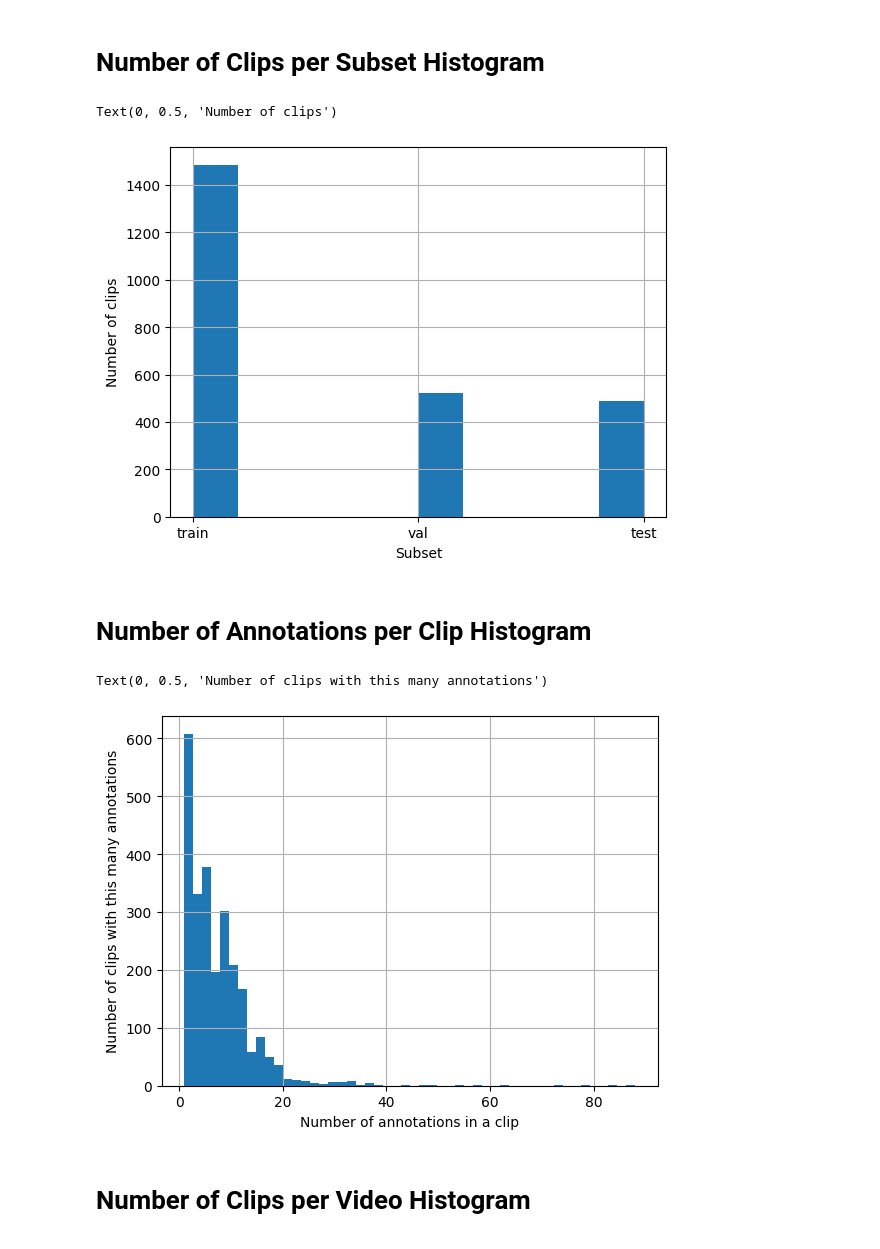
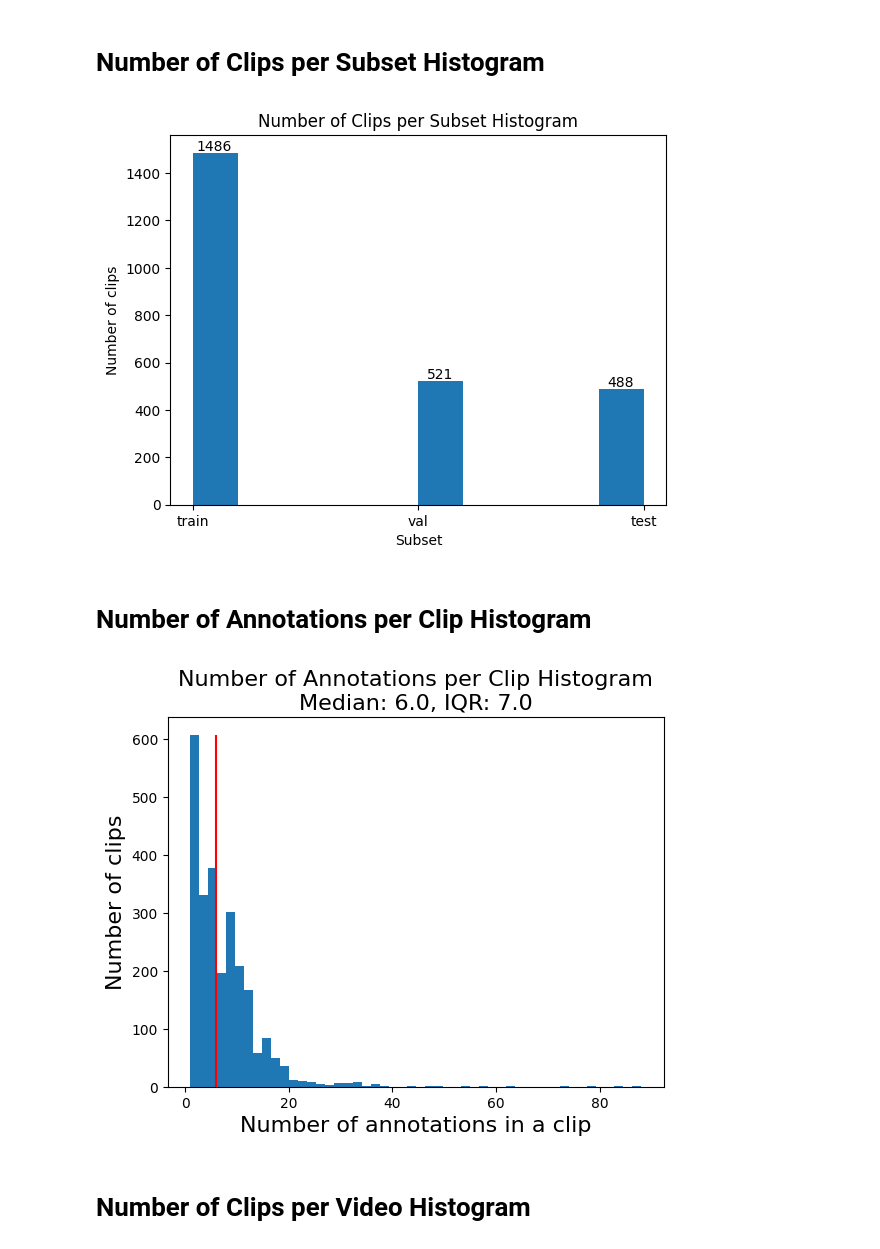
Before and after one commit to ardarslan/egocentric-video-understanding, a Jupyter notebook: scripts/03_analyze_annotations/analyze_annotations.ipynb, the cells around one changed output. Cells and saved outputs as stored; diff of their text form; code cells hidden in the pictures.

```diff
--- a/scripts/03_analyze_annotations/analyze_annotations.ipynb
+++ b/scripts/03_analyze_annotations/analyze_annotations.ipynb
@@ -38,21 +34,40 @@ Text(0, 0.5, 'Number of clips')
 # %% [markdown]
 # Number of Clips per Subset Histogram
 # %%
-annotations_df.drop_duplicates(subset=["clip_id"])["subset"].hist()
+data = annotations_df.drop_duplicates(subset=["clip_id"])["subset"].values
+counts, bins, _ = plt.hist(data)
+
+for n, b in zip(counts, bins):
+    if n == 0:
+        continue
+    elif len(str(int(n))) == 4:
+        plt.gca().text(b + 0.015, n + 10, str(int(n)))  # +0.1 to center text
+    else:
+        plt.gca().text(b + 0.04, n + 10, str(int(n)))  # +0.1 to center text
+
 plt.xlabel("Subset")
 plt.ylabel("Number of clips")
+plt.title("Number of Clips per Subset Histogram")
+plt.savefig(os.path.join(os.environ["CODE"], "plots", "number_of_clips_per_subset_histogram.png"), dpi=300)
+
+# plt.title(f"{title} \n Per Gene Pearson Correlation Histogram, Median: {np.round(np.nanmedian(corrs), 2)}, IQR: {np.round(np.nanpercentile(corrs, 75) - np.nanpercentile(corrs, 25), 2)}", fontsize=32)
+# plt.vlines(x=np.nanmedian(corrs), ymin=0.0, ymax=np.max(n), color="red", label="Median")
 # %% [output]
-Text(0, 0.5, 'Number of clips')
-[figure, old version]
+[figure, new version]
 # %% [markdown]
 # Number of Annotations per Clip Histogram
 # %%
-annotations_df.groupby("clip_id").count()["subset"].hist(bins=50)
-plt.xlabel("Number of annotations in a clip")
-plt.ylabel("Number of clips with this many annotations")
+data = annotations_df.groupby("clip_id").count()["subset"]
+median = np.median(data)
+n, _, _ = plt.hist(data, bins=50)
+plt.vlines(x=np.nanmedian(data), ymin=0.0, ymax=np.max(n), color="red", label="Median")
+plt.title(f"Number of Annotations per Clip Histogram\nMedian: {np.round(np.nanmedian(data), 2)}, IQR: {np.round(np.nanpercentile(data, 75) - np.nanpercentile(data, 25), 2)}", fontsize=16)
+
+plt.xlabel("Number of annotations in a clip", fontsize=16)
+plt.ylabel("Number of clips", fontsize=16)
+plt.savefig(os.path.join(os.environ["CODE"], "plots", "number_of_annotations_per_clip_histogram.png"), dpi=300)
 # %% [output]
-Text(0, 0.5, 'Number of clips with this many annotations')
-[figure, old version]
+[figure, new version]
 # %% [markdown]
 # Number of Clips per Video Histogram
 # %%
```
Also changed, not shown: parts of 16 cells of this notebook, 13 other files.
